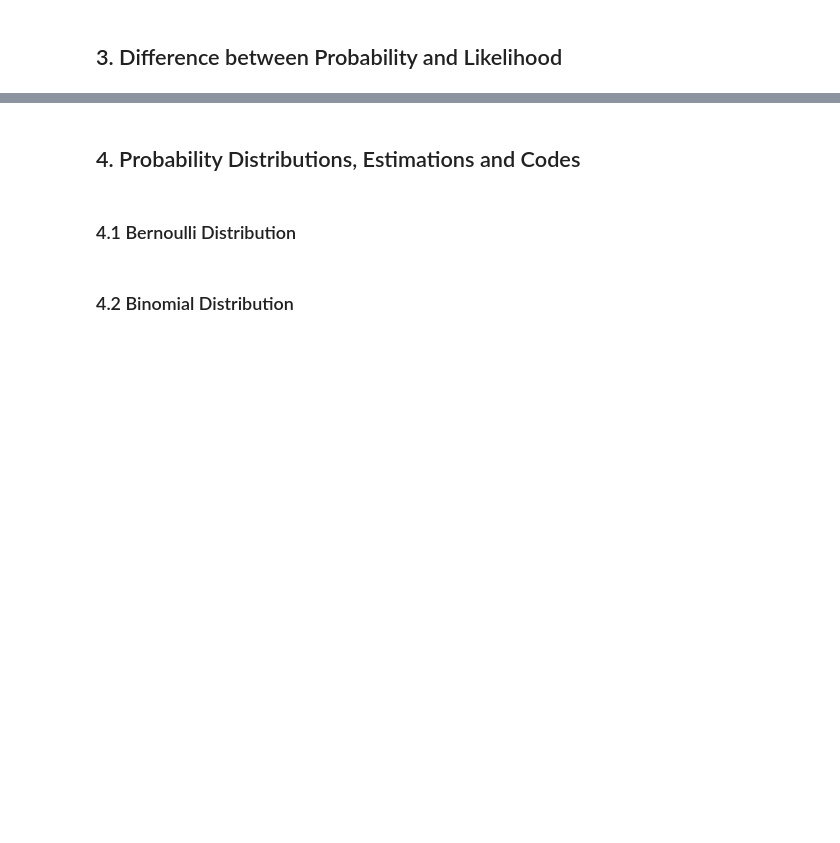
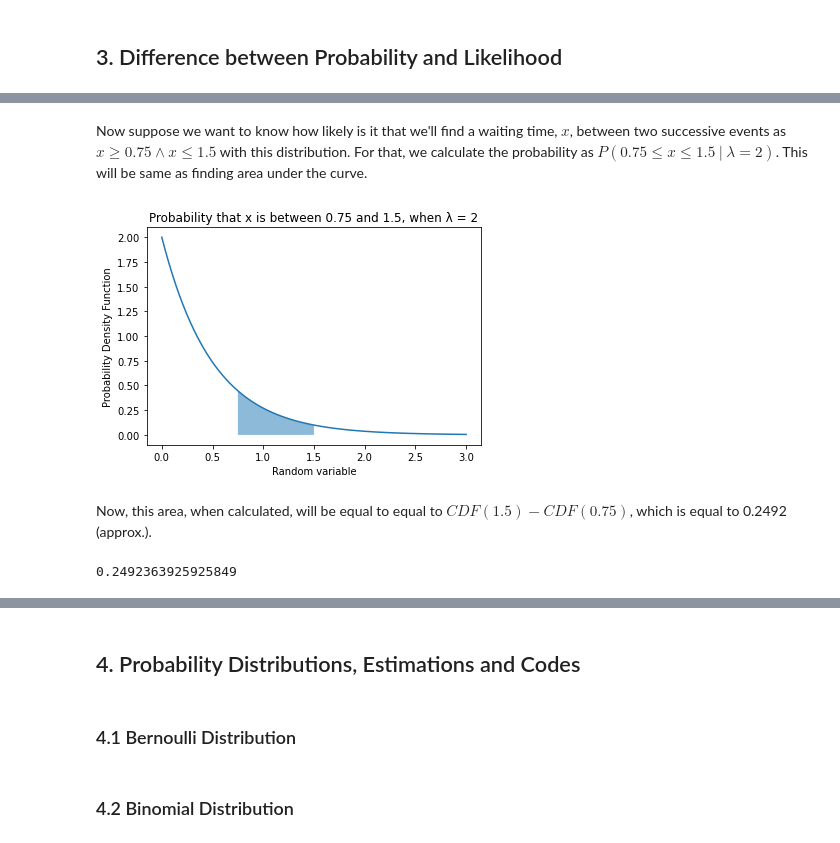
Before and after one commit to PetalsOnWind/Statistics-and-Econometrics-for-Data-Science, a Jupyter notebook: notebooks/maximum-likelihood-estimation.ipynb, the cells around one changed output, grey strips where cells are left out. Drawn from its saved outputs; the diff is of its cells as text; code cells hidden in the pictures; blank space fills up the shorter version.

```diff
--- a/notebooks/maximum-likelihood-estimation.ipynb
+++ b/notebooks/maximum-likelihood-estimation.ipynb
@@ -81,0 +119,25 @@ Now that we have seen the way to maximise the likelihood of estimation, let's do
+# %% [markdown]
+Now suppose we want to know how likely is it that we'll find a waiting time, $x$, between two successive events as $x \geq 0.75 \wedge x \leq 1.5$ with this distribution. For that, we calculate the probability as $P(0.75 \leq x \leq 1.5 \ | \ \lambda = 2)$. This will be same as finding area under the curve.
+# %%
+# define the bounds
+lower_bound = 0.75
+upper_bound = 1.5
+
+mask = (x >= lower_bound) & (x <= upper_bound) # get indices in x with values within these bounds
+x_area = x[mask] # get values of x which are between the bounds
+y_area = y_pdf[mask] # get corresponding values for the PDF function
+
+plt.plot(x, y_pdf); # plot the PDF
+plt.fill_between(x_area, y_area, 0, alpha=0.5); # plot the area under the curve
+plt.title('Probability that x is between 0.75 and 1.5, when λ = 2'); # give title to the plot
+plt.ylabel('Probability Density Function'); # give y axis label
+plt.xlabel('Random variable'); # give x axis label
+# %% [output]
+[figure, added]
+# %% [markdown]
+Now, this area, when calculated, will be equal to equal to $CDF(1.5) - CDF(0.75)$, which is equal to 0.2492 (approx.).
+# %%
+# code to find the probability value:
+ss.expon.cdf(upper_bound) - ss.expon.cdf(lower_bound)
+# %% [output]
+0.2492363925925849
```
Also changed, not shown: parts of 9 cells of this notebook.
